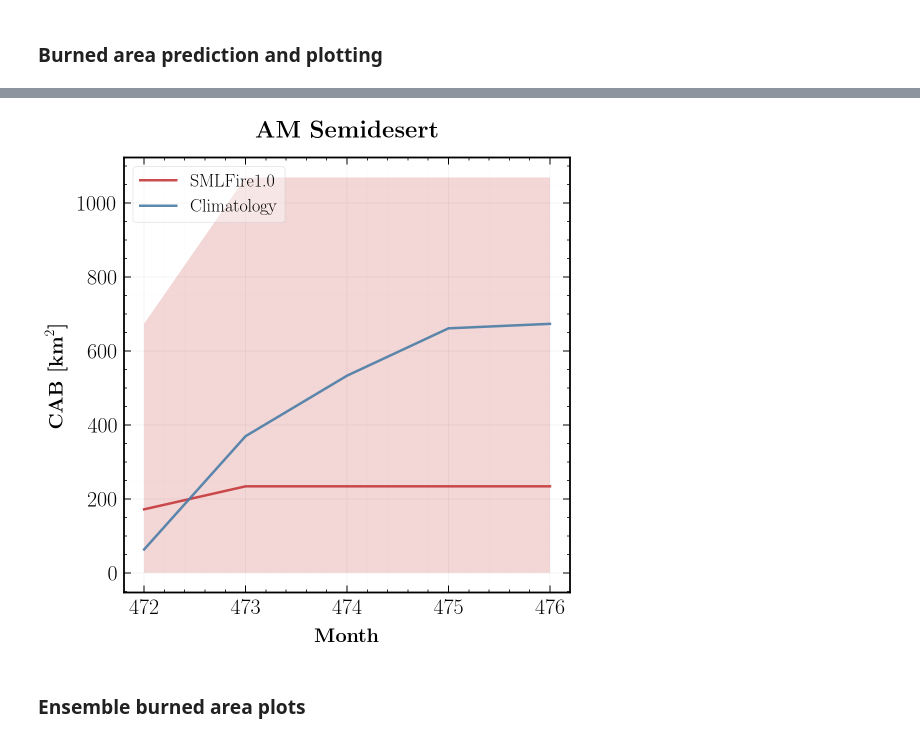
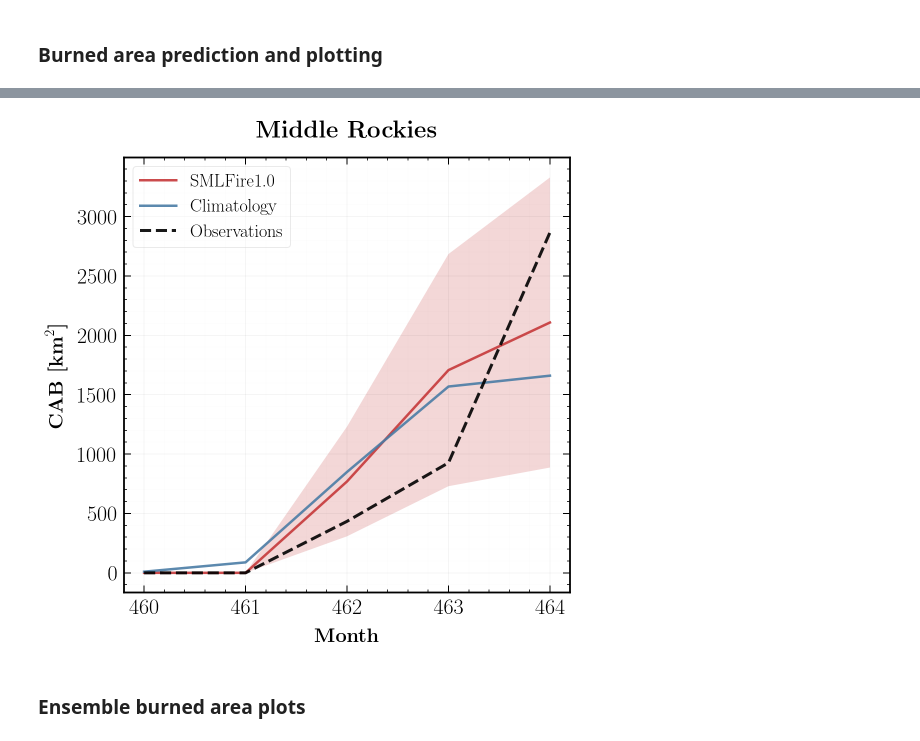
Before and after one commit to jtbuch/SEASFire, a Jupyter notebook: scripts/seas_burned_area_forecasts.ipynb, the cells around one changed output, grey strips where cells are left out. Cells and saved outputs as stored; diff of their text form; code cells hidden in the pictures.

```diff
--- a/scripts/seas_burned_area_forecasts.ipynb
+++ b/scripts/seas_burned_area_forecasts.ipynb
@@ -105,0 +93,15 @@ X_pred_ur_df, X_pred_test_df= fire_pred_df_func(clim_df, target_yr, pred_mon_arr
+# %%
+sav_freq_flag= False # load from saved forecast files
+
+if sav_freq_flag:
+    #pred_mon_arr=  np.array([461, 462, 463]) - (2022 - target_yr)*12
+    if firemon_pred_flag == 'observations':
+        mdn_freq_test_df= pd.read_hdf('../sav_files/fire_freq_pred_dfs/mdn_ssf_%s'%freq_id + '_%d'%seed +  '_fire_freq_%d'%target_yr + '_%s.h5'%firemon_pred_flag)
+        freq_loc_df= pd.read_hdf('../sav_files/fire_freq_pred_dfs/freq_loc_ssf_%s'%freq_id + '_%d'%seed +  '_fire_freq_%d'%target_yr + '_%s.h5'%firemon_pred_flag)
+        X_pred_ur_df= pd.read_hdf('../sav_files/ssf_pred_files/%s_dataframe'%freqlabel + '_%s'%freq_id + '_%d'%seed +  '_obs_%d.h5'%target_yr)
+    else:
+        mdn_freq_test_df= pd.read_hdf('../sav_files/fire_freq_pred_dfs/' + '%s'%firemon_pred_flag + '/mdn_ssf_%s'%freq_id + '_%d'%seed +  '_fire_freq_%d'%ens_no + '_%d.h5'%target_yr)
+        freq_loc_df= pd.read_hdf('../sav_files/fire_freq_pred_dfs/' + '%s'%firemon_pred_flag + '/freq_loc_ssf_%s'%freq_id + '_%d'%seed +  '_fire_freq_%d'%ens_no + '_%d.h5'%target_yr)
+        X_pred_ur_df= pd.read_hdf('../sav_files/ssf_pred_files/' + '%s'%firemon_pred_flag + '/%s'%target_yr + '/%s_dataframe'%freqlabel + '_%s'%freq_id + '_%d'%seed +  '_%d'%ens_no + '_%d.h5'%target_yr)
+else:
+    mdn_freq_test_df, freq_loc_df, X_pred_ur_df= fire_freq_pred_func(target_yr, firemon_pred_flag, ens_no, freq_id, seed, freqlabel)
@@ -106,24 +170,5 @@ X_pred_ur_df, X_pred_test_df= fire_pred_df_func(clim_df, target_yr, pred_mon_arr
 # %% [markdown]
 ## Fire size trends
-# %%
-sav_freq_flag= False
-if sav_freq_flag:
-    target_yr= 2022
-    firemon_pred_flag= 'dynamical_forecasts'
-    ens_no= 35
-    freq_id= '08_07_23'
-    seed= 654
-
-    pred_mon_arr=  np.array([461, 462, 463]) - (2022 - target_yr)*12
-
-    if firemon_pred_flag == 'observations':
-        mdn_freq_test_df= pd.read_hdf('../sav_files/fire_freq_pred_dfs/mdn_ssf_%s'%freq_id + '_%d'%seed +  '_fire_freq_%d'%target_yr + '_%s.h5'%firemon_pred_flag)
-        freq_loc_df= pd.read_hdf('../sav_files/fire_freq_pred_dfs/freq_loc_ssf_%s'%freq_id + '_%d'%seed +  '_fire_freq_%d'%target_yr + '_%s.h5'%firemon_pred_flag)
-        X_pred_ur_df= pd.read_hdf('../sav_files/ssf_pred_files/%s_dataframe'%freqlabel + '_%s'%freq_id + '_%d'%seed +  '_obs_%d.h5'%target_yr)
-    else:
-        mdn_freq_test_df= pd.read_hdf('../sav_files/fire_freq_pred_dfs/' + '%s'%firemon_pred_flag + '/mdn_ssf_%s'%freq_id + '_%d'%seed +  '_fire_freq_%d'%ens_no + '_%d.h5'%target_yr)
-        freq_loc_df= pd.read_hdf('../sav_files/fire_freq_pred_dfs/' + '%s'%firemon_pred_flag + '/freq_loc_ssf_%s'%freq_id + '_%d'%seed +  '_fire_freq_%d'%ens_no + '_%d.h5'%target_yr)
-        X_pred_ur_df= pd.read_hdf('../sav_files/ssf_pred_files/' + '%s'%firemon_pred_flag + '/pred_fire_freq_dataframe_%s'%freq_id + '_%d'%seed +  '_df_%d'%ens_no + '_%d.h5'%target_yr)
 # %%
 nregions= 18
 X_sizes_train, X_sizes_val, y_sizes_train, y_sizes_val, fire_size_train, fire_size_test, X_sizes_test, y_sizes_test= fire_size_data(res= '12km', \
@@ -150,4 +195,4 @@ size_id= '08_21_23'
 mdn_gpd_mod= tf.keras.models.load_model('../sav_files/fire_size_mods/mdn_gpd_size_model_%s'%size_id, custom_objects= {'gpd_loss': gpd_loss, 'gpd_accuracy': gpd_accuracy})
 mdn_gpd_ext_mod= tf.keras.models.load_model('../sav_files/fire_size_mods/mdn_gpd_ext_size_model_%s'%size_id, custom_objects= {'gpd_loss': gpd_loss, 'gpd_accuracy': gpd_accuracy})
 X_sizes_test_df= X_pred_ur_df.drop(columns= ['Solar', 'Ant_Tmax', 'RH', 'Ant_RH', 'RH_min3', 'FFWI_max7', 'Avgprec_4mo',  'Avgprec_2mo', 'AvgVPD_4mo', 'AvgVPD_2mo', 'Tmax_max7', \
-                                                                                            'VPD_max7', 'Tmin_max7', 'Elev', 'Delta_T', 'CAPE', 'Southness', 'X', 'Y', 'fire_freq', 'pred_fire_prob'])
+                                                                                            'VPD_max7', 'Tmin_max7', 'Elev', 'Delta_T', 'CAPE', 'Southness', 'X', 'Y', 'fire_freq'])
@@ -196,29 +255,29 @@ else:
 # %%
-rindx= 10
-plt_reg= 'aznmmts'
+rindx= 8
+plt_reg= 'mrockies'
 plot_yr= 2022
 fig, ax= plt.subplots(1, 1, figsize=(8, 8))
 
 ax.plot(reg_gpd_ml_pred_size_df.groupby('reg_indx').get_group(rindx)['month'], np.cumsum(reg_gpd_ml_pred_size_df.groupby('reg_indx').get_group(rindx)['mean_size']), \
                                                                                                                    linewidth= 2.5, label= 'SMLFire1.0')
 ax.fill_between(reg_gpd_ml_pred_size_df.groupby('reg_indx').get_group(rindx)['month'], np.cumsum(reg_gpd_ml_pred_size_df.groupby('reg_indx').get_group(rindx)['high_1sig_size']), \
                                                                                np.cumsum(reg_gpd_ml_pred_size_df.groupby('reg_indx').get_group(rindx)['low_1sig_size']), alpha=0.2)
 ax.plot(pred_mon_arr, np.cumsum(obs_burned_area_climatology(fire_size_df= fire_size_tot, pred_mons= [5, 6, 7, 8, 9],\
                                                                                                                     regindx= rindx)), linewidth= 2.5, label= 'Climatology')
-#ax.plot(pred_mon_arr, np.cumsum(obs_burned_area_ts(fire_size_df= fire_size_tot, pred_mons= pred_mon_arr, regindx= rindx)), \
-#                                                                                                                    linestyle= '--', color= 'black', linewidth= 3, label= 'Observations')
+ax.plot(pred_mon_arr, np.cumsum(obs_burned_area_ts(fire_size_df= fire_size_tot, pred_mons= pred_mon_arr, regindx= rindx)), \
+                                                                                                                    linestyle= '--', color= 'black', linewidth= 3, label= 'Observations')
 
 ax.set_ylabel(r'{\bf CAB [${\bf km}^2$]}', fontsize= 20, labelpad= 10);
 ax.set_xlabel(r'{\bf Month}', fontsize= 20, labelpad= 10);
 #ax.set_ylim(-100, 3000)
 
 ax.set_title(r'{\bf %s}'%reg_name[rindx], fontsize= 24, pad= 20);
 ax.tick_params(labeltop=False, top=True, labelright=False, right=True, which='both', labelsize= 22);
 ax.legend(loc= 'upper left', frameon= True, fontsize= 18);
 ax.grid(visible=True, which='major', color='black', alpha=0.05, linestyle='-');
 ax.grid(visible=True, which='minor', color='black', alpha=0.01, linestyle='-');
 #plt.savefig('../plots/smlfire_output/dynamical_forecasts/pred_fire_size_%s'%size_id + '_%d_'%plot_yr + 'obs_%s.png'%plt_reg, bbox_inches='tight', dpi= 200);
 # %% [output]
-[figure, old version]
+[figure, new version]
 # %% [markdown]
 ### Ensemble burned area plots
```
Also changed, not shown: parts of 17 cells of this notebook, 3 other files.
